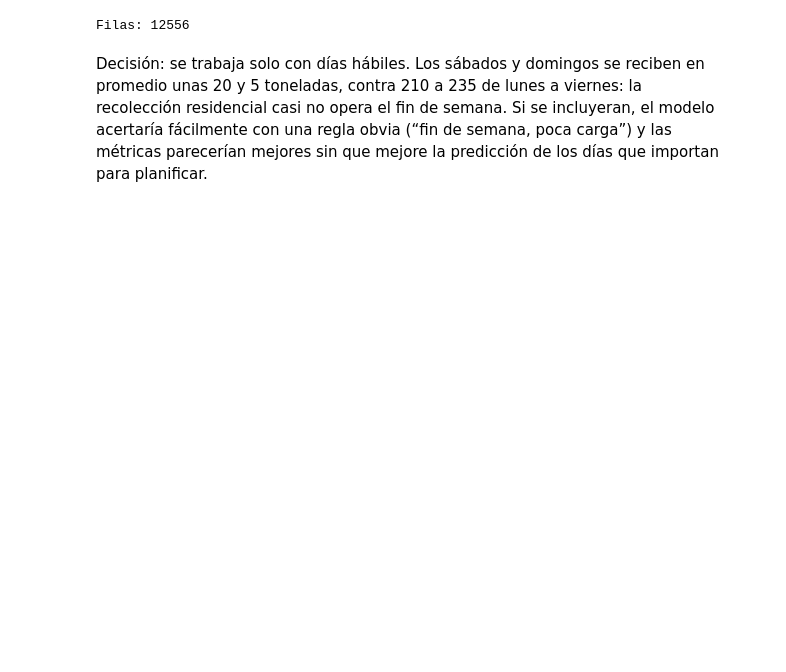
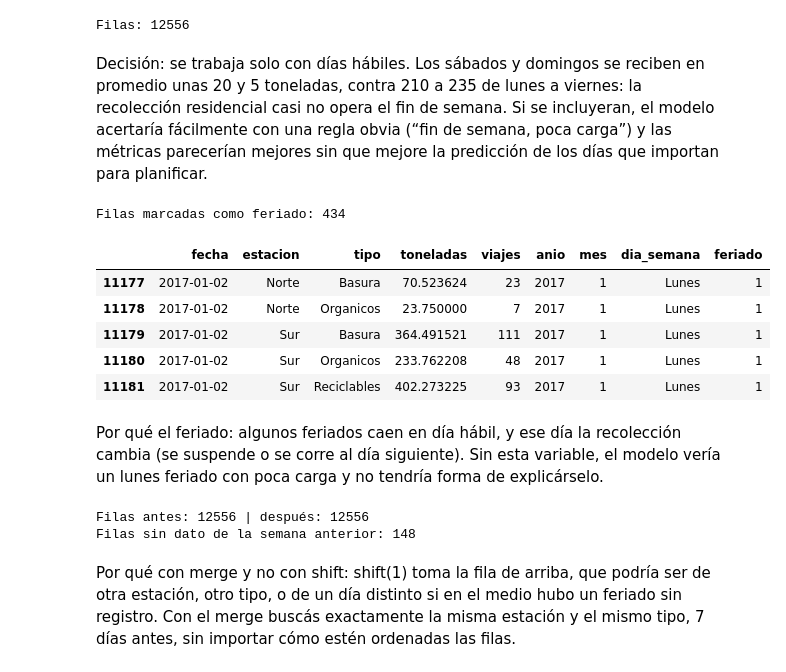
Before and after one commit to Naccho27/tp-predictivos, a Jupyter notebook: notebooks/01_preparacion.ipynb, the cells around one changed output. Cells and saved outputs as stored; diff of their text form; code cells hidden in the pictures; blank space fills up the shorter version.

Commit message:
Pasos 11 a 13: variables de entrada y dataset limpio

```diff
--- a/notebooks/01_preparacion.ipynb
+++ b/notebooks/01_preparacion.ipynb
@@ -372,3 +366,74 @@ print("Filas:", len(df))
 Filas: 12556
 # %% [markdown]
 Decisión: se trabaja solo con días hábiles. Los sábados y domingos se reciben en promedio unas 20 y 5 toneladas, contra 210 a 235 de lunes a viernes: la recolección residencial casi no opera el fin de semana. Si se incluyeran, el modelo acertaría fácilmente con una regla obvia (“fin de semana, poca carga”) y las métricas parecerían mejores sin que mejore la predicción de los días que importan para planificar.
+# %%
+# Paso 11 · Crear variables de entrada
+
+# Qué hacemos: sacar de la fecha y del historial información que el modelo pueda usar.
+
+# Por qué: el modelo no entiende “una fecha”, pero sí “es lunes”, “es diciembre” o “es feriado”. Le traducimos la fecha a factores que influyen en la recolección
+
+# Año y mes, obtenidos de la fecha
+df["anio"] = df["fecha"].dt.year
+df["mes"] = df["fecha"].dt.month
+
+# Día de la semana con nombre (y no como número), para que las reglas
+# del árbol se puedan leer: "si es lunes..." en vez de "si día <= 0.5..."
+dias = ["Lunes", "Martes", "Miercoles", "Jueves", "Viernes"]
+# enumerate(dias) da los pares (0, "Lunes"), (1, "Martes")...;
+# dict los convierte en {0: "Lunes", 1: "Martes", ...} y map reemplaza cada número
+df["dia_semana"] = df["fecha"].dt.dayofweek.map(dict(enumerate(dias)))
+
+# Feriados federales de EE. UU. entre la primera y la última fecha que tenemos
+feriados = USFederalHolidayCalendar().holidays(df["fecha"].min(), df["fecha"].max())
+# isin marca True si la fecha es feriado; astype(int) lo convierte en 1 y 0
+df["feriado"] = df["fecha"].isin(feriados).astype(int)
+
+print("Filas marcadas como feriado:", df["feriado"].sum())
+df.head()
+# %% [output]
+Filas marcadas como feriado: 434
+|  | fecha | estacion | tipo | toneladas | viajes | anio | mes | dia_semana | feriado |
+| 11177 | 2017-01-02 | Norte | Basura | 70.523624 | 23 | 2017 | 1 | Lunes | 1 |
+| 11178 | 2017-01-02 | Norte | Organicos | 23.750000 | 7 | 2017 | 1 | Lunes | 1 |
+| 11179 | 2017-01-02 | Sur | Basura | 364.491521 | 111 | 2017 | 1 | Lunes | 1 |
+| 11180 | 2017-01-02 | Sur | Organicos | 233.762208 | 48 | 2017 | 1 | Lunes | 1 |
+| 11181 | 2017-01-02 | Sur | Reciclables | 402.273225 | 93 | 2017 | 1 | Lunes | 1 |
+# %% [markdown]
+Por qué el feriado: algunos feriados caen en día hábil, y ese día la recolección cambia (se suspende o se corre al día siguiente). Sin esta variable, el modelo vería un lunes feriado con poca carga y no tendría forma de explicárselo.
+# %%
+# Valores de la semana anterior
+
+# Por qué: lo que pasó el mismo día de la semana anterior es la mejor pista de lo que va a pasar hoy.
+# Si el lunes pasado la estación Sur recibió 380 toneladas de basura, este lunes probablemente reciba algo parecido.
+# Y como es información del pasado, ya se conoce al momento de predecir.
+
+# Las columnas que identifican cada fila (las mismas del Paso 6)
+clave = ["fecha", "estacion", "tipo"]
+
+# 1. Copiamos la clave y los valores que queremos traer de la semana anterior
+previo = df[clave + ["toneladas", "viajes"]].copy()
+
+# 2. Le sumamos 7 días a la fecha: así el dato del lunes 2 queda con fecha
+#    lunes 9, listo para unirse con la fila del lunes 9
+previo["fecha"] = previo["fecha"] + pd.Timedelta(days=7)
+
+# 3. Renombramos para que no choquen con las columnas originales
+previo = previo.rename(columns={
+    "toneladas": "toneladas_sem_ant",
+    "viajes": "viajes_sem_ant",
+})
+
+# 4. Unimos: a cada fila le pegamos los valores de su misma estación y tipo, 7 días antes.
+#    how="left" conserva todas las filas de df, aunque no encuentren pareja
+filas_antes = len(df)
+df = df.merge(previo, on=clave, how="left")
+
+# Control: el merge no tiene que agregar filas (si lo hace, había claves repetidas)
+print("Filas antes:", filas_antes, "| después:", len(df))
+print("Filas sin dato de la semana anterior:", df["toneladas_sem_ant"].isna().sum())
+# %% [output]
+Filas antes: 12556 | después: 12556
+Filas sin dato de la semana anterior: 148
+# %% [markdown]
+Por qué con merge y no con shift: shift(1) toma la fila de arriba, que podría ser de otra estación, otro tipo, o de un día distinto si en el medio hubo un feriado sin registro. Con el merge buscás exactamente la misma estación y el mismo tipo, 7 días antes, sin importar cómo estén ordenadas las filas.
```
Also changed, not shown: parts of 7 cells of this notebook, 1 other file.
